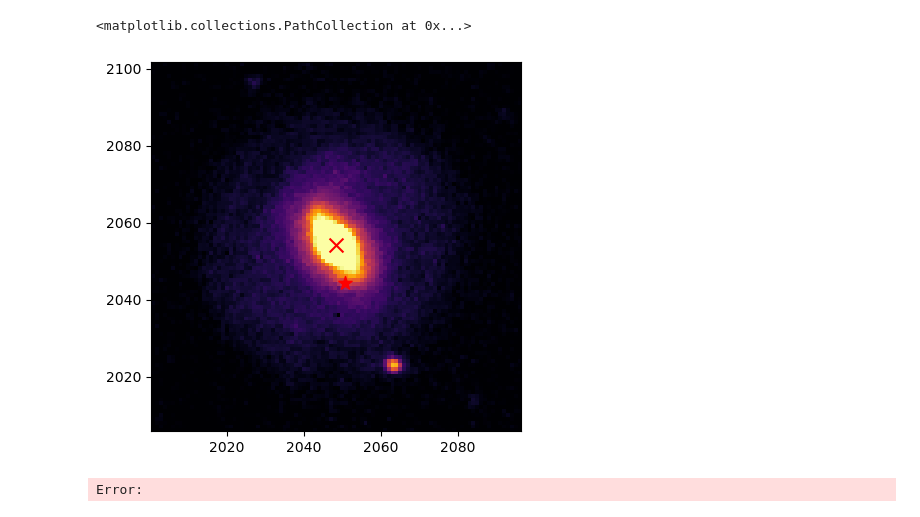
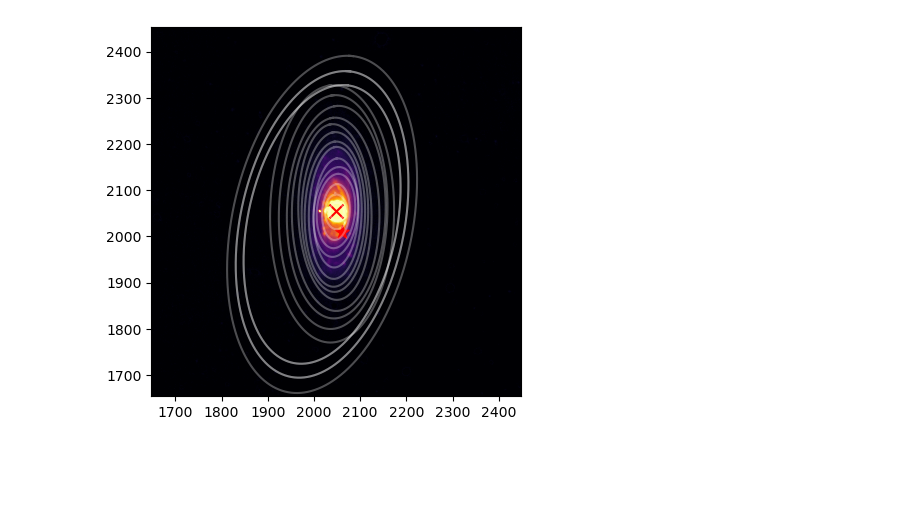
Before and after one commit to gregorycorcoran/Astro-Data, a Jupyter notebook: Isophotes.ipynb, the cells around one changed output. Drawn from its saved outputs; the diff is of its cells as text; code cells hidden in the pictures; blank space fills up the shorter version.

```diff
--- a/Isophotes.ipynb
+++ b/Isophotes.ipynb
@@ -33,5 +40,5 @@ SN_pos={'NGC3705': SkyCoord("11:30:05.940 +09:16:57.37",unit=('hourangle,deg')),
 # %%
-target='MCG05'
+target='NGC3705'
 im_test=f'./WCS_Solved/{target}/{target}_R.fits'
 image=fits.open(im_test)[0].data
 hdr=fits.open(im_test)[0].header
@@ -121,22 +99,21 @@ print(np.unravel_index(np.argmax(iso_data),iso_data.shape))
 # %%
 fig, (ax1, ax2,ax3) = plt.subplots(1, 3,figsize=(17,5))
-tol=int(1*np.max(isos.sma))
+tol=int(0.7*np.max(isos.sma))
 ax1.imshow(iso_data,vmin=0,vmax=500,cmap='inferno')
 ax1.set_ylim(int(y)-tol,int(y)+tol)
 ax1.set_xlim(int(x)-tol,int(x)+tol)
-smas = np.linspace(np.min(isos.sma), np.max(isos.sma), 20)
 half_flux=0.5*np.nanmax(isos.tflux_e)
-iso_ind=np.nanargmin([np.abs(el-half_flux) for el in isos.tflux_e])
-sma_r50=isos.sma[iso_ind]
+iso_ind_50=np.nanargmin([np.abs(el-half_flux) for el in isos.tflux_e])
+sma_r50=isos.sma[iso_ind_50]
 iso_50=isos.get_closest(sma_r50)
 x2,y2=iso_50.sampled_coordinates()
 ax1.plot(x2,y2,color='r',zorder=10)
 flux90=0.9*np.nanmax(isos.tflux_e)
-iso_ind=np.nanargmin([np.abs(el-flux90) for el in isos.tflux_e])
-sma_r90=isos.sma[iso_ind]
+iso_ind_90=np.nanargmin([np.abs(el-flux90) for el in isos.tflux_e])
+sma_r90=isos.sma[iso_ind_90]
 iso_90=isos.get_closest(sma_r90)
-x2,y2=iso_90.sampled_coordinates()
-ax1.plot(x2,y2,color='r',ls='--',zorder=10)
+x3,y3=iso_90.sampled_coordinates()
+ax1.plot(x3,y3,color='r',ls='--',zorder=10)
 #iso=isos
 ax2.imshow(model_image,vmin=0,vmax=500,cmap='inferno')
 ax2.set_ylim(int(y)-tol,int(y)+tol)
@@ -174,28 +152,43 @@ print(sn_x)
 # %%
-pa=isos.pa[iso_ind]
+val=isos.pa[iso_ind_90]*(180/np.pi)
+if val<90:
+    pa=val
+else:
+    pa=180-val
+tol=400
+print(pa)
 padX = [iso_data.shape[1] - round(x), round(x)]
 padY = [iso_data.shape[0] - round(y), round(y)]
 print(padX,padY)
 Padded = np.pad(iso_data, [padY, padX], 'constant')
-rot_im=im.rotate(Padded,pa,reshape=False)
-plt.imshow(rot_im,vmin=0,vmax=500,cmap='inferno')
+rot_im=im.rotate(Padded,-pa-90,reshape=False)
+plt.imshow(rot_im,vmin=0,vmax=700,cmap='inferno')
 plt.xlim(padX[0]+x-tol,padX[0]+x+tol)
 plt.ylim(padY[0]+y-tol,padY[0]+y+tol)
-plt.scatter(*Padded_Coord_Rotator(sn_x,sn_y,pa,padX,padY),[100],marker='*',color='red')
-plt.scatter(*Padded_Coord_Rotator(np.median(isos.x0),np.median(isos.y0),pa,padX,padY),[100],marker='x',color='red')
-#plt.scatter(*Coord_Rotator(sn_x,sn_y,pa),[100],marker='*',color='red')
-#plt.scatter(*Coord_Rotator(np.median(isos.x0),np.median(isos.y0),pa),[30],marker='x',color='red')
-# smas = np.linspace(np.min(isos.sma), np.max(isos.sma), 20)
-# half_flux=0.5*np.nanmax(isos.tflux_e)
-# iso_ind=np.nanargmin([np.abs(el-half_flux) for el in isos.tflux_e])
-# sma_r50=isos.sma[iso_ind]
-# iso_50=isos.get_closest(sma_r50)
-# x2,y2=iso_50.sampled_coordinates()
-# plt.plot(x2,y2,color='r',zorder=10)
-# flux90=0.9*np.nanmax(isos.tflux_e)
-# iso_ind=np.nanargmin([np.abs(el-flux90) for el in isos.tflux_e])
-# sma_r90=isos.sma[iso_ind]
-# iso_90=isos.get_closest(sma_r90)
-# x2,y2=iso_90.sampled_coordinates()
-# plt.plot(x2,y2,color='r',ls='--',zorder=10)
+sn_x_adj,sn_y_adj=Padded_Coord_Rotator(sn_x,sn_y,-pa,padX,padY)
+gal_x_med,gal_y_med=Padded_Coord_Rotator(np.median(isos.x0),np.median(isos.y0),-pa,padX,padY)
+plt.scatter(sn_x_adj,sn_y_adj,[100],marker='*',color='red')
+plt.scatter(gal_x_med,gal_y_med,[100],marker='x',color='red')
+cos_i=(((1-isos.eps[iso_ind_90])**2-(0.2**2)))/(1-0.2**2)
+print(1-isos.eps[iso_ind_90])
+print(cos_i)
+print('Offset= ',np.sqrt((sn_x_adj-gal_x_med)**2+((sn_y_adj-gal_y_med)/cos_i)**2)*0.6,'\"')
+R_50=(sma_r50/cos_i)*np.sqrt((1-isos.eps[iso_ind_50]))
+R_90=(sma_r90/cos_i)*np.sqrt((1-isos.eps[iso_ind_90]))
+#R_50=np.sqrt((sma_r50**2)*np.sqrt(1-isos.eps[iso_ind_50]**2))
+#R_90=np.sqrt((sma_r90**2)*np.sqrt(1-isos.eps[iso_ind_90]**2))
+print('R_90=',R_90*0.6,'\"')
+print('R_50=',R_50*0.6,'\"')
+geo1=EllipseGeometry(gal_x_med,gal_y_med,a,1-(b/a),theta-isos.pa[iso_ind_90]+np.pi/2)
+ellipse1 = Ellipse(rot_im, geo1)
+isos1 = ellipse1.fit_image()
+smas = np.linspace(np.min(isos1.sma), np.max(isos1.sma), 20)
+for sma in smas:
+    iso = isos1.get_closest(sma)
+    x5, y5, = iso.sampled_coordinates()
+    plt.plot(x5, y5, color='white',alpha=0.3)
+# circle1 = plt.Circle((gal_x_med, gal_y_med), R_50, color='r',fill=False)
+# circle2 = plt.Circle((gal_x_med, gal_y_med), R_90, color='r',fill=False,ls='--')
+# plt.gca().add_patch(circle1)
+# plt.gca().add_patch(circle2)
 # %% [output]
@@ -203,3 +202 @@ plt.scatter(*Padded_Coord_Rotator(np.median(isos.x0),np.median(isos.y0),pa,padX,
-<matplotlib.collections.PathCollection at 0x...>
-[figure, old version]
+[figure, new version]
-Error:
```
Also changed, not shown: parts of 12 cells of this notebook, 21 other files.
